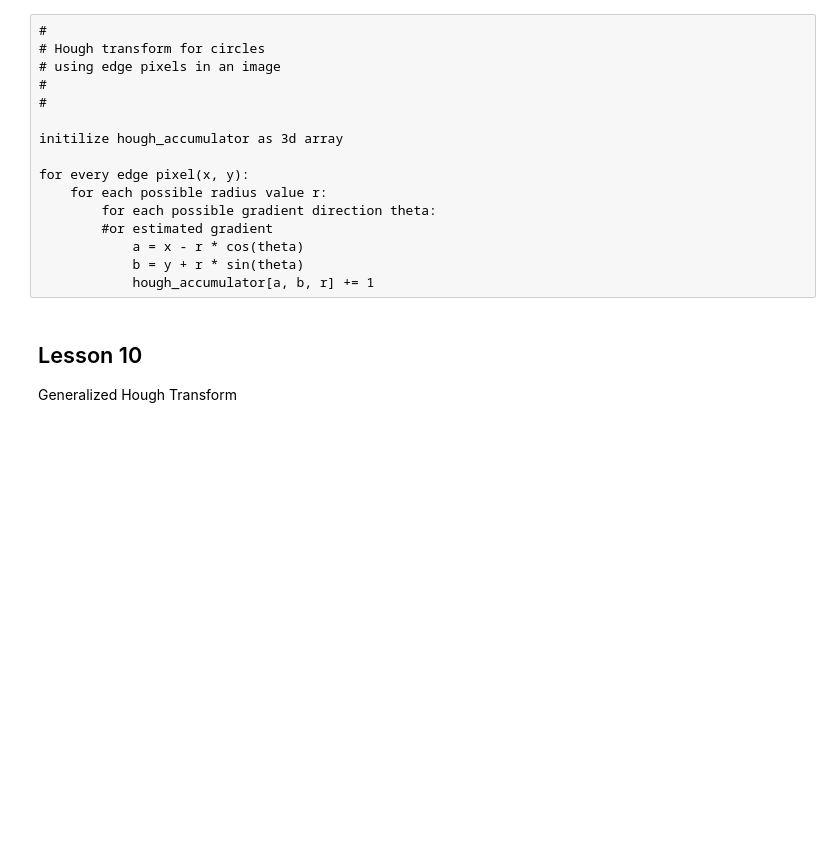
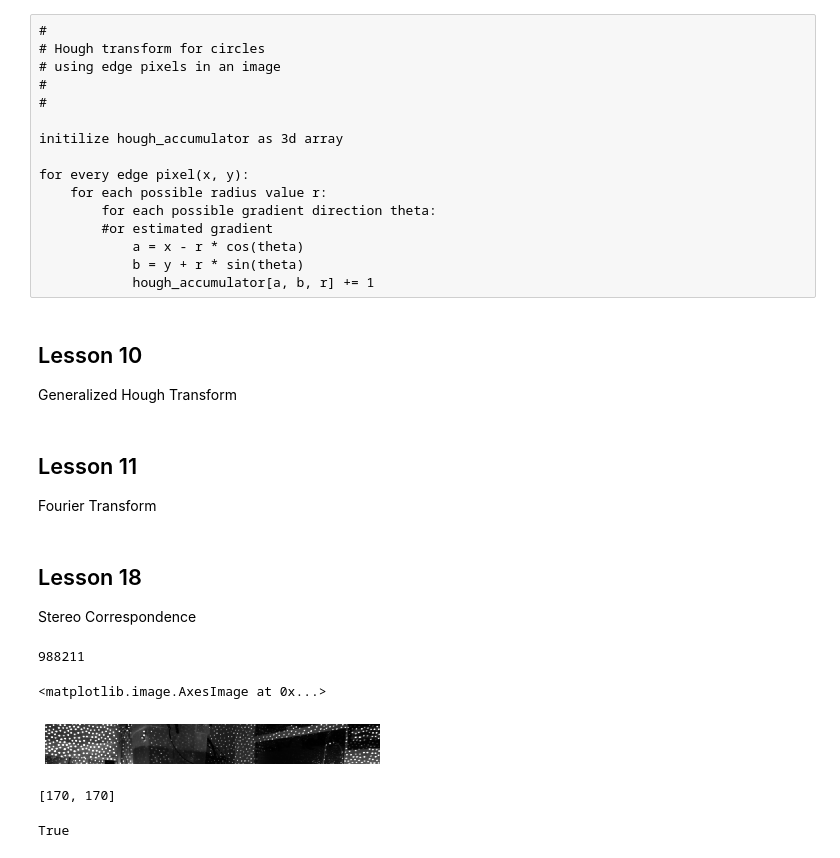
Before and after one commit to grant-king/ML_progress, a Jupyter notebook: ICV_challenges/IntroCV_notes.ipynb, the cells around one changed output. Cells and saved outputs as stored; diff of their text form; code cells hidden in the pictures; blank space fills up the shorter version.

```diff
--- a/ICV_challenges/IntroCV_notes.ipynb
+++ b/ICV_challenges/IntroCV_notes.ipynb
@@ -550,3 +550,9 @@ for every edge pixel(x, y):
 # %% [markdown]
 ## Lesson 10
 Generalized Hough Transform
+# %% [markdown]
+## Lesson 11
+Fourier Transform
+# %% [markdown]
+## Lesson 18
+Stereo Correspondence
@@ -552,0 +604,25 @@ Generalized Hough Transform
+# %%
+sum_sq_dif(patch_left, patch_right)
+# %% [output]
+988211
+# %%
+
+
+plt.axis('off')
+plt.imshow(strip_right, cmap='gray')
+# %% [output]
+<matplotlib.image.AxesImage at 0x...>
+[figure, added]
+# %%
+patch_loc
+# %% [output]
+[170, 170]
+# %%
+#load images
+left = cv2.imread('left.png', cv2.IMREAD_GRAYSCALE)
+right = cv2.imread('right.png', cv2.IMREAD_GRAYSCALE)
+new = np.hstack([left, right])
+
+cv2.imwrite('find_points.png', new)
+# %% [output]
+True
```
Also changed, not shown: parts of 1 cell of this notebook.
